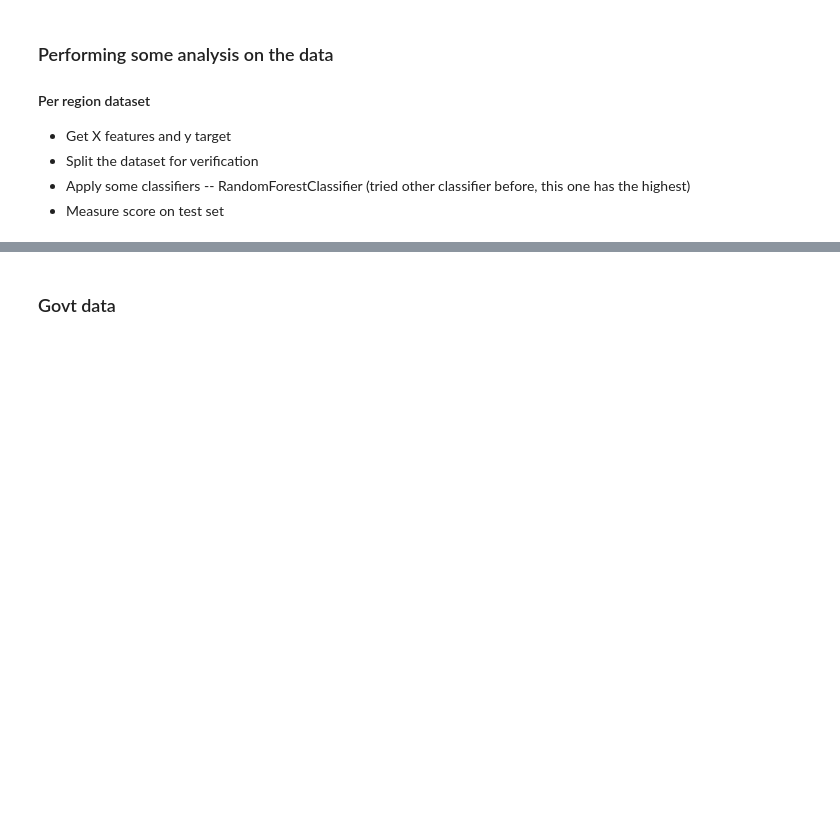
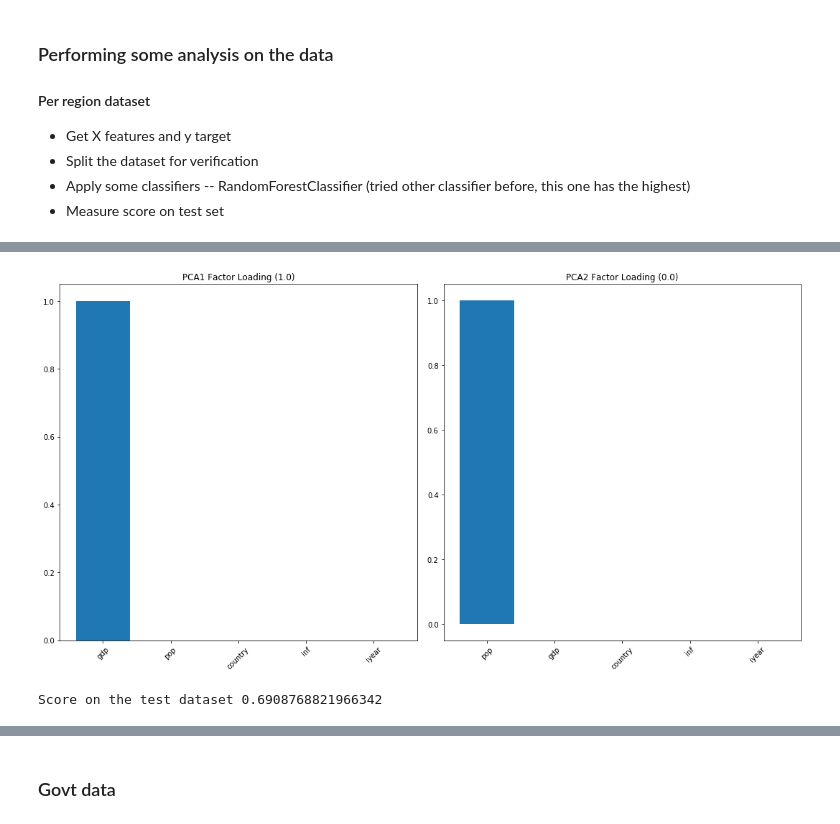
Before and after one commit to ninnzz/cs297_1, a Jupyter notebook: notebooks/Terrorism Data.ipynb, the cells around one changed output, grey strips where cells are left out. Cells and saved outputs as stored; diff of their text form; code cells hidden in the pictures; blank space fills up the shorter version.

```diff
--- a/notebooks/Terrorism Data.ipynb
+++ b/notebooks/Terrorism Data.ipynb
@@ -136,8 +142,13 @@ eco_df.head()
 
 eco_year_region = eco_df.groupby(['iyear', 'region'])['gdp', 'inf', 'pop'].agg(
     {'gdp': 'mean', 'inf': 'mean', 'pop': 'mean'}).reset_index()
+
+
+eco_year = eco_df.groupby(['iyear', 'country'])['gdp', 'inf', 'pop'].agg(
+    {'gdp': 'mean', 'inf': 'mean', 'pop': 'mean'}).reset_index()
 # %%
 eco_year_region['number_of_attacks'] = grouped_by_year_region['number_of_attacks']
+eco_year['number_of_attacks'] = grouped_by_year['number_of_attacks']
 # %%
 eco_year_region.head(10)
 # %% [output]
@@ -154,6 +165,7 @@ eco_year_region.head(10)
 | 9 | 1970 | 11 | 0.000000e+00 | 0.000000 | 2.841508e+07 | 3.0 |
 # %%
 eco_year_region['attack_category'] = eco_year_region.apply (label_attack, axis=1)
+eco_year['attack_category'] = eco_year.apply (label_attack, axis=1)
 # %%
 eco_year_region.head(5)
 # %% [output]
@@ -250,0 +332,10 @@ The score of `0.8176100628930818` is not that far from `0.8238993710691824` (wit
+# %%
+X = eco_year[['iyear', 'country', 'gdp', 'inf', 'pop']]
+y = eco_year['attack_category']
+
+# Removing the gdp feature
+# n_estimator @ 30 gives the highest prediction result
+perform_classifier_with_PCA(X, y, 2, 30)
+# %% [output]
+[figure, added]
+Score on the test dataset 0.6908768821966342
```
Also changed, not shown: parts of 33 cells of this notebook.
